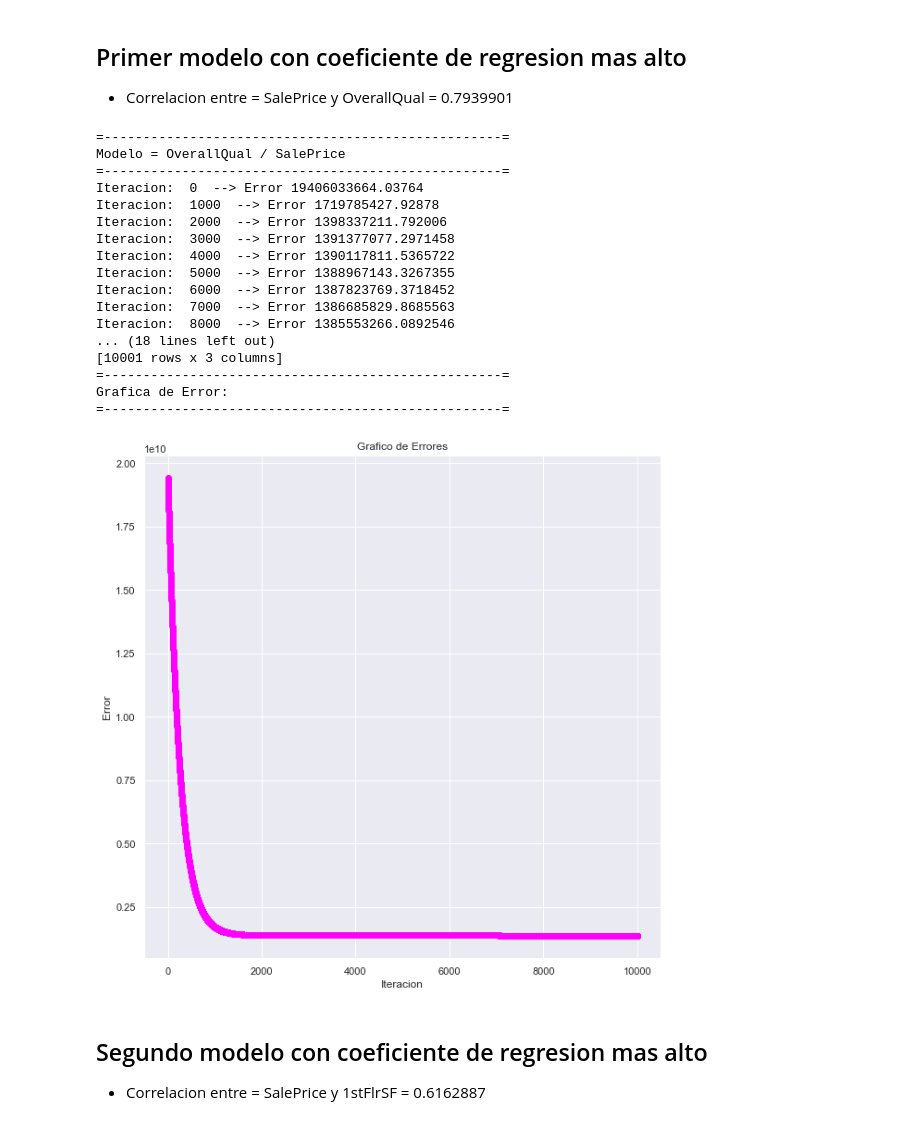
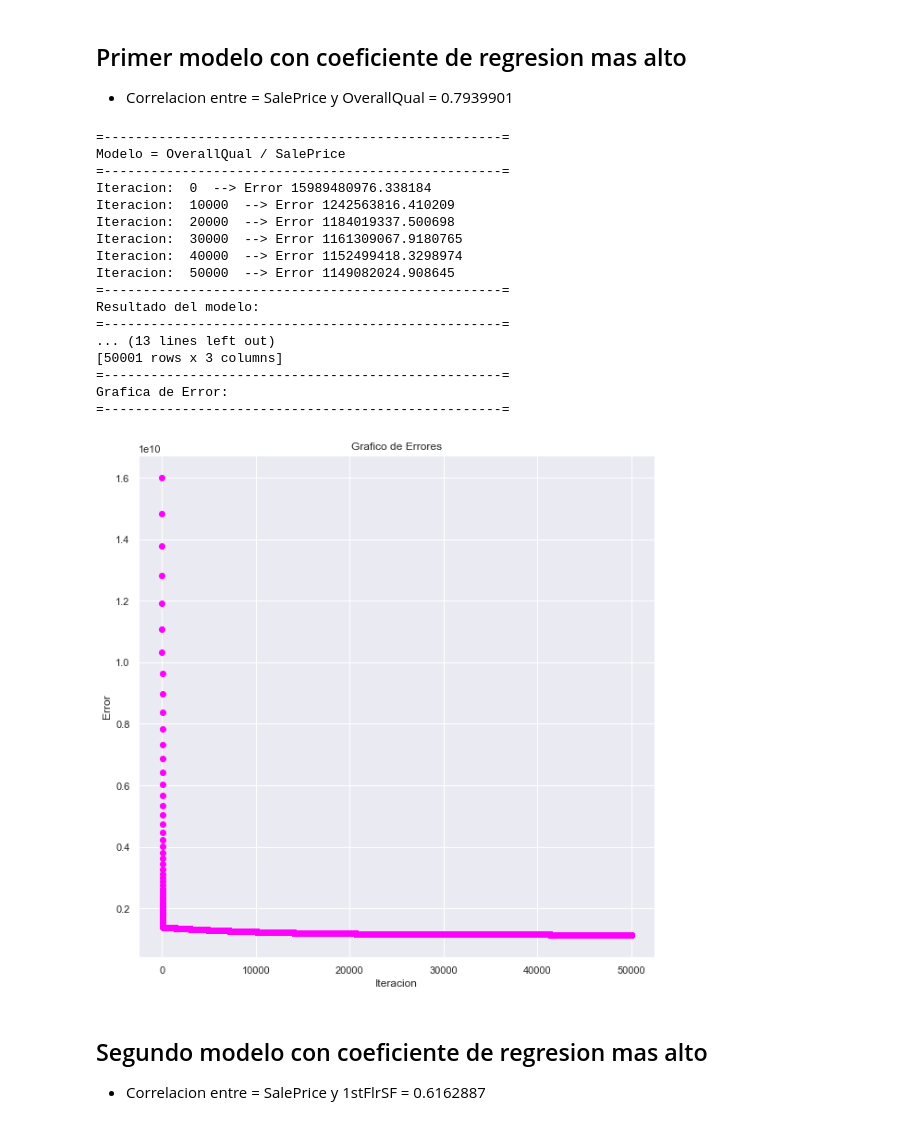
Before and after one commit to RainieroPV/Ciencia-de-Datos-en-Python, a Jupyter notebook: Proyecto_Final.ipynb, the cells around one changed output. Drawn from its saved outputs; the diff is of its cells as text; code cells hidden in the pictures.

```diff
--- a/Proyecto_Final.ipynb
+++ b/Proyecto_Final.ipynb
@@ -95,14 +95,14 @@ plt.figure(figsize=(20,40)) # Tamanio de la grafica
 for pos1, axis1 in enumerate(nombres):   # tomar la primera columna
     for pos2, axis2 in  enumerate(nombres[pos1+1:]): # tomar la columna que sigue al punto anterior
         plt.subplot(5,3,i)
-        df = Modelo[[axis1,axis2]].dropna()  # Quitar los nan
+        df = Modelo[[axis2,axis1]].dropna()  # Quitar los nan
         plt.scatter(df.iloc[:,0], df.iloc[:,1], color=colors[pos1]) #scatter plot
         a, b = np.polyfit(df.iloc[:,0], df.iloc[:,1], 1) #determinar los parametros de regresion lineal
         x = df.iloc[:,0]
         plt.plot(x, a*x + b, color = "black") #Regresion Lineal con scatter-plot
         correlacion = pearsonr(x = df.iloc[:,0], y =  df.iloc[:,1])
-        plt.xlabel(axis1) # en X
-        plt.ylabel(axis2) # en Y
+        plt.xlabel(axis2) # en X
+        plt.ylabel(axis1) # en Y
         title = str('{0:.10f}'.format(a))+"*X+"+str(round(b, 9))+"\n Corr = "+str(round(correlacion[0], 5))
         plt.title(title)
         print("Correlacion entre =",axis1, " y ",axis2,"=",round(correlacion[0], 7))
@@ -143,7 +143,7 @@ def regresion (x, y, epochs, imprimir_error, learning_rate, inicialB0, inicialB1
     b1 = inicialB1
 
     # Resultados
-    Resultado = pd.DataFrame(columns=["Errores","B0","B1"])
+    Resultado = pd.DataFrame(columns=["Errores","Coeficiente","Interseccion"])
 
     # Matriz X , con vector 1
     matrizInicial = pd.DataFrame(x)
@@ -158,7 +158,7 @@ def regresion (x, y, epochs, imprimir_error, learning_rate, inicialB0, inicialB1
         gradiente = (matrizInicial.multiply((prouctoPunto - y),axis="index").sum())/(y.size)
         b0 = b0 - learning_rate*gradiente[0]
         b1 = b1 - learning_rate*gradiente[1]
-        new_row = {'Errores':error, 'B0':b0 , 'B1':b1}
+        new_row = {'Errores':error, 'Coeficiente':b0 , 'Interseccion':b1}
         Resultado=Resultado.append(new_row,ignore_index=True)
         if i % imprimir_error == 0:
             print("Iteracion: ", i," --> Error",error)
@@ -173,9 +173,6 @@ def grafica(errores ,iteration):
     plt.ylabel('Error')
     plt.title('Grafico de Errores')
     plt.show()
-
-
-def
 # %% [markdown]
 ## Crear una funcion que nos permita visualizar con matplotlib como evoluciona el modelo entrenado en el tiempo :
 + Crear una funcion que tome como parametro la estructura de datos conteniendo el historial de modelos ,y un valor n que indica cada cuantas iteraciones graficar el modelo resultante, por ejemplo para n=3 la funcion debe graficar la recta correspondiente al modelo junto a los datos cada 3 iteraciones, si se ejecutaron 15 iteraciones , para n = 3 se grafica el modelo de las iteraciones 3,6,9,12,15 junto con los datos de entrenamiento.
@@ -203,37 +199,37 @@ def model_evolution(parameters,n, variable):
 # %%
 print ("=---------------------------------------------------=")
 print ("Modelo = OverallQual / SalePrice")
 print ("=---------------------------------------------------=")
-b0 = 3.1050
-b1 = 0.0000013
-Mod1 = regresion(Modelo['OverallQual'],Modelo['SalePrice'],10000, 1000, 0.00005, b0, b1)
+b0 = 3000
+b1 = 200
+Mod1 = regresion(Modelo['OverallQual'],Modelo['SalePrice'],50000, 10000, 0.001, b0, b1)
 print ("=---------------------------------------------------=")
 print ("Resultado del modelo:")
 print ("=---------------------------------------------------=")
 print (Mod1)
 print ("=---------------------------------------------------=")
 print ("Grafica de Error:")
 print ("=---------------------------------------------------=")
 grafica(Mod1['Errores'],Mod1.index )
 # %% [output]
 =---------------------------------------------------=
 Modelo = OverallQual / SalePrice
 =---------------------------------------------------=
-Iteracion:  0  --> Error 19406033664.03764
-Iteracion:  1000  --> Error 1719785427.92878
-Iteracion:  2000  --> Error 1398337211.792006
-Iteracion:  3000  --> Error 1391377077.2971458
-Iteracion:  4000  --> Error 1390117811.5365722
-Iteracion:  5000  --> Error 1388967143.3267355
-Iteracion:  6000  --> Error 1387823769.3718452
-Iteracion:  7000  --> Error 1386685829.8685563
-Iteracion:  8000  --> Error 1385553266.0892546
-... (18 lines left out)
-[10001 rows x 3 columns]
+Iteracion:  0  --> Error 15989480976.338184
+Iteracion:  10000  --> Error 1242563816.410209
+Iteracion:  20000  --> Error 1184019337.500698
+Iteracion:  30000  --> Error 1161309067.9180765
+Iteracion:  40000  --> Error 1152499418.3298974
+Iteracion:  50000  --> Error 1149082024.908645
+=---------------------------------------------------=
+Resultado del modelo:
+=---------------------------------------------------=
+... (13 lines left out)
+[50001 rows x 3 columns]
 =---------------------------------------------------=
 Grafica de Error:
 =---------------------------------------------------=
-[figure, old version]
+[figure, new version]
 # %% [markdown]
 ## Segundo modelo con coeficiente de regresion mas alto
 
```
Also changed, not shown: parts of 4 cells of this notebook.
